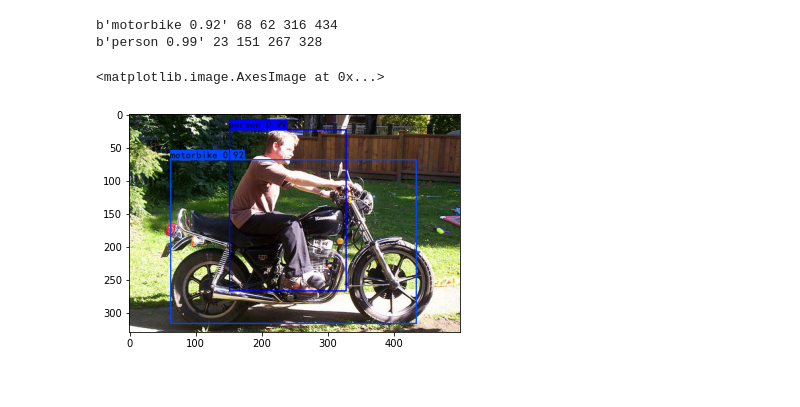
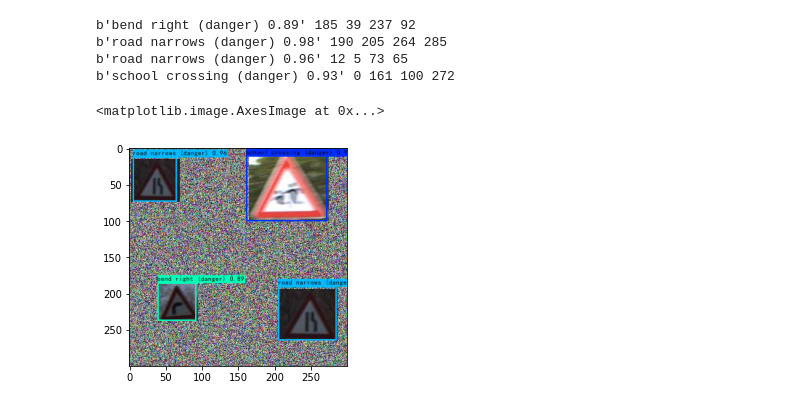
Before and after one commit to yy-dla/python, a Jupyter notebook: ssd_keras/ssd_predict.ipynb, the cells around one changed output. Drawn from its saved outputs; the diff is of its cells as text; code cells hidden in the pictures.

```diff
--- a/ssd_keras/ssd_predict.ipynb
+++ b/ssd_keras/ssd_predict.ipynb
@@ -18,12 +18,16 @@ logs/ep015-loss3.049-val_loss2.715.h5 model, anchors, and classes loaded.
 # %%
-# image = Image.open('E:\\MobileNet\\ssd_keras\\img\\test.jpg')
-image = Image.open('F:\\VOC2012\\JPEGImages\\2012_004312.jpg')
+# image = Image.open('E:\\MobileNet\\ssd_keras\\img\\test4.jpg')
+image = Image.open('F:\\GTSDB\\new_set\\val_images\\111.jpg')
+# image = Image.open('F:\\VOC2012\\JPEGImages\\2012_004312.jpg')
+# image = Image.open('F:\\GTSDB\\ppmImages\\00033.ppm')
 
 r_image = ssd.detect_image(image)
 
 plt.imshow(r_image)
 # %% [output]
-b'motorbike 0.92' 68 62 316 434
-b'person 0.99' 23 151 267 328
+b'bend right (danger) 0.89' 185 39 237 92
+b'road narrows (danger) 0.98' 190 205 264 285
+b'road narrows (danger) 0.96' 12 5 73 65
+b'school crossing (danger) 0.93' 0 161 100 272
 <matplotlib.image.AxesImage at 0x...>
-[figure, old version]
+[figure, new version]
```
Also changed, not shown: parts of 4 cells of this notebook, 8 other files.
